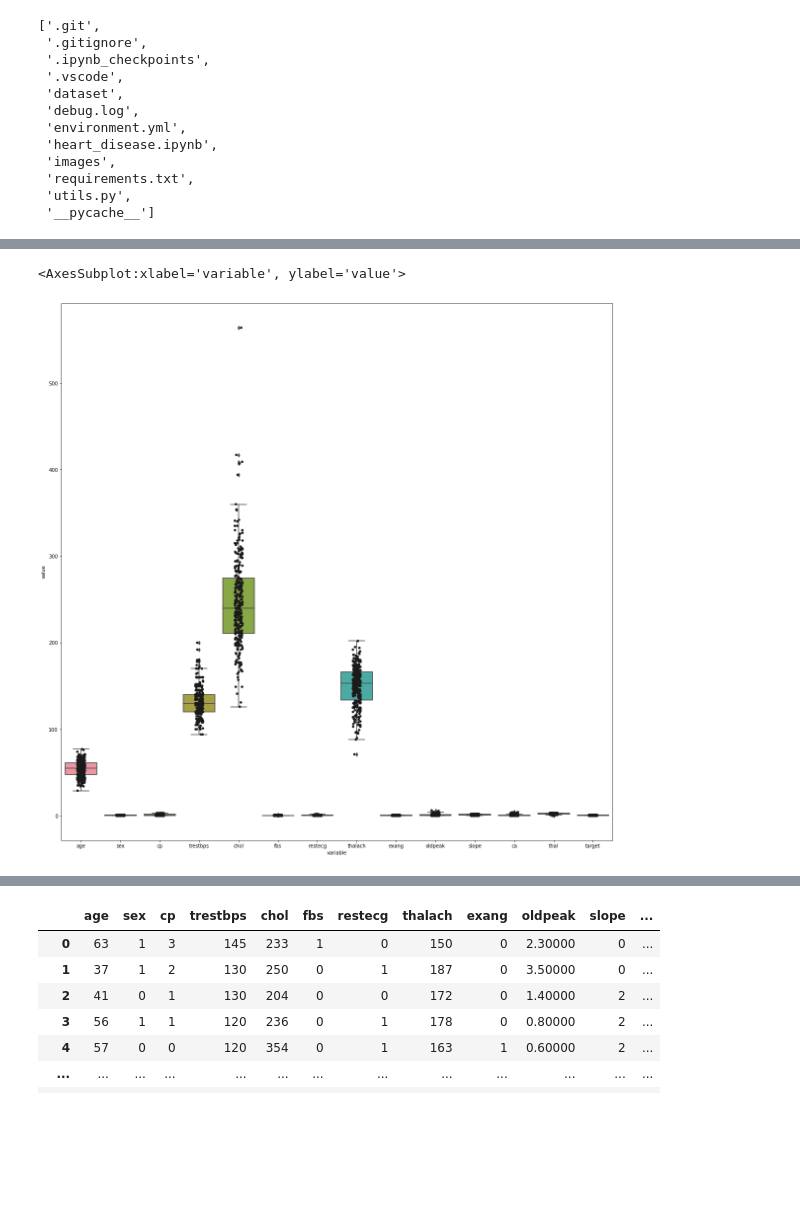
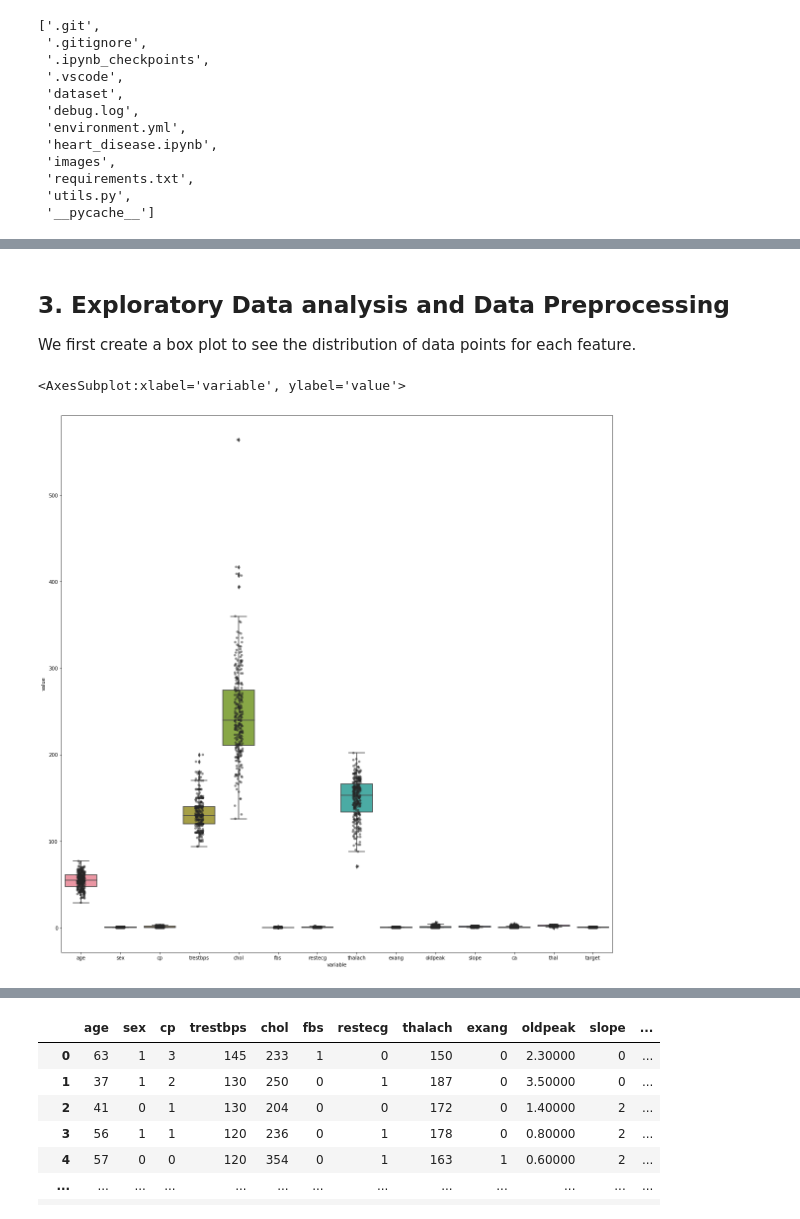
Before and after one commit to s-bose/heart_disease_classification, a Jupyter notebook: heart_disease.ipynb, the cells around one changed output, grey strips where cells are left out. Cells and saved outputs as stored; diff of their text form; code cells hidden in the pictures; blank space fills up the shorter version.

```diff
--- a/heart_disease.ipynb
+++ b/heart_disease.ipynb
@@ -90,8 +96,12 @@ heart_df.describe()
+# %% [markdown]
+## 3. Exploratory Data analysis and Data Preprocessing
+
+We first create a box plot to see the distribution of data points for each feature.
 # %%
 import seaborn as sns
 _, ax = plt.subplots(figsize=(20, 20))
 sns.boxplot(x="variable", y="value", data=pd.melt(heart_df), ax=ax)
-sns.stripplot(x="variable", y="value", data=pd.melt(heart_df), ax=ax, color='.1')
+sns.stripplot(x="variable", y="value", data=pd.melt(heart_df), ax=ax, color='.15', alpha=.5)
 # %% [output]
 <AxesSubplot:xlabel='variable', ylabel='value'>
-[figure, old version]
+[figure, new version]
```
Also changed, not shown: parts of 59 cells of this notebook, 13 other files.
